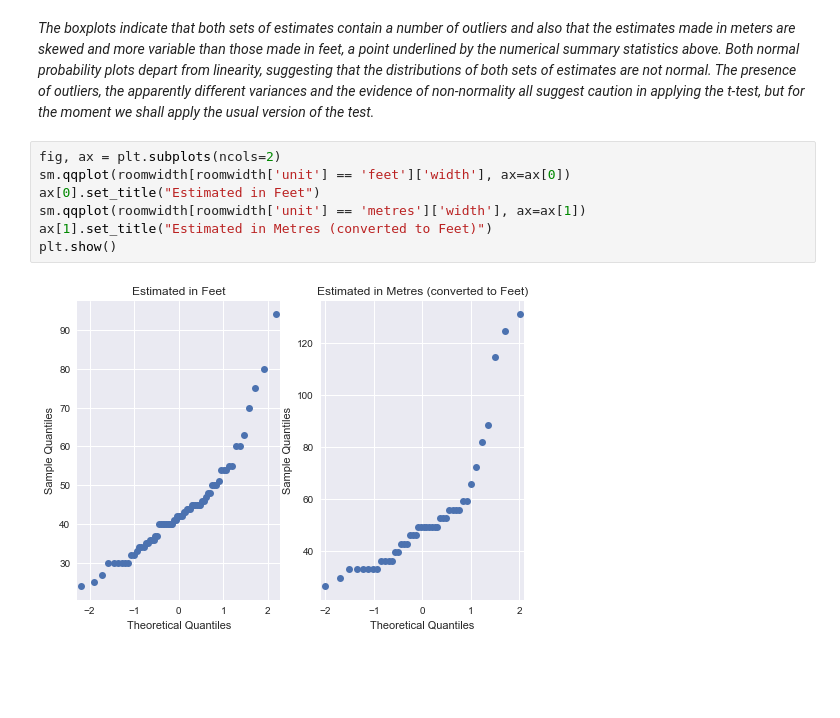
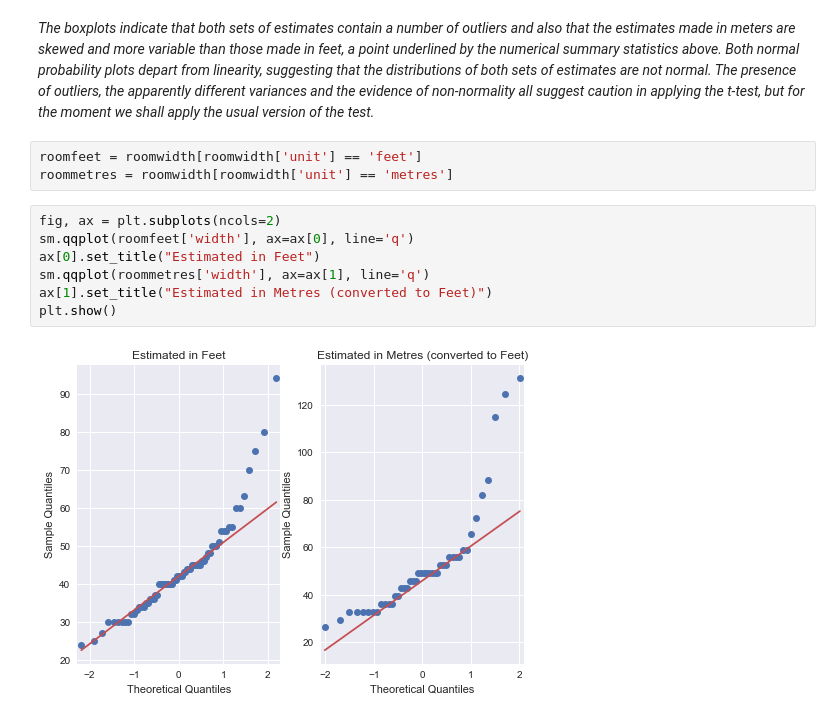
Before and after one commit to seporaitis/hsaur-python, a Jupyter notebook: Chapter3.ipynb, the cells around one changed output. Saved outputs shown, nothing was run; the diff lists cells and outputs as text; blank space fills up the shorter version.

```diff
--- a/Chapter3.ipynb
+++ b/Chapter3.ipynb
@@ -79,12 +80,15 @@ sns.boxplot(x="unit", y="width", data=roomwidth, order=['feet', 'metres'])
 [figure]
 # %% [markdown]
 _The boxplots indicate that both sets of estimates contain a number of outliers and also that the estimates made in meters are skewed and more variable than those made in feet, a point underlined by the numerical summary statistics above. Both normal probability plots depart from linearity, suggesting that the distributions of both sets of estimates are not normal. The presence of outliers, the apparently different variances and the evidence of non-normality all suggest caution in applying the t-test, but for the moment we shall apply the usual version of the test._
+# %%
+roomfeet = roomwidth[roomwidth['unit'] == 'feet']
+roommetres = roomwidth[roomwidth['unit'] == 'metres']
 # %%
 fig, ax = plt.subplots(ncols=2)
-sm.qqplot(roomwidth[roomwidth['unit'] == 'feet']['width'], ax=ax[0])
+sm.qqplot(roomfeet['width'], ax=ax[0], line='q')
 ax[0].set_title("Estimated in Feet")
-sm.qqplot(roomwidth[roomwidth['unit'] == 'metres']['width'], ax=ax[1])
+sm.qqplot(roommetres['width'], ax=ax[1], line='q')
 ax[1].set_title("Estimated in Metres (converted to Feet)")
 plt.show()
 # %% [output]
-[figure, old version]
+[figure, new version]
```
Also changed, not shown: parts of 8 cells of this notebook.
